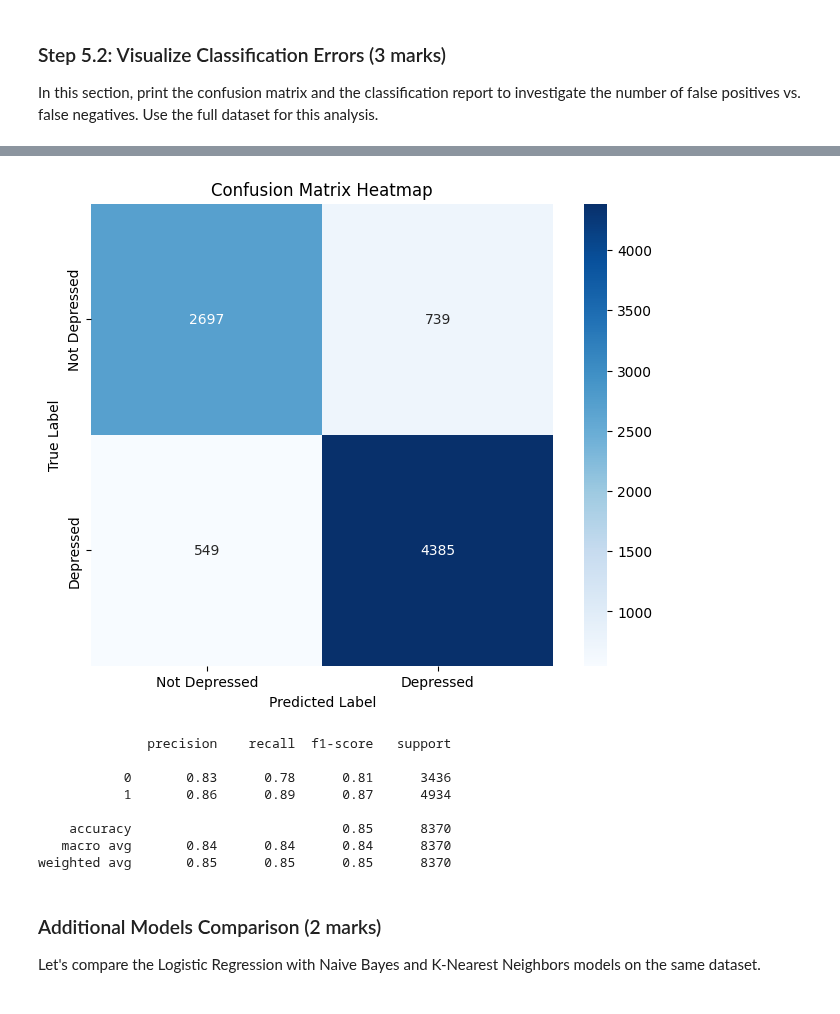
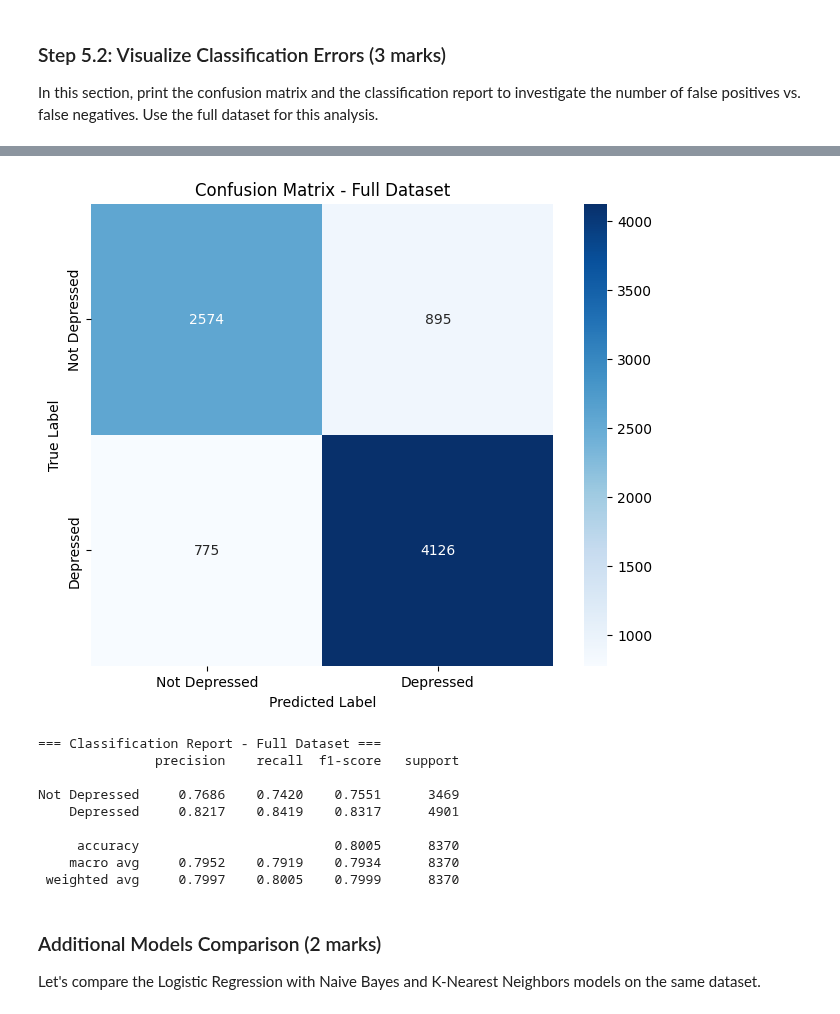
Before and after one commit to NazilaAbedini/ENGG680_2025_Fall, a Jupyter notebook: Lab_Assignment2/Assignment2_Upload.ipynb, the cells around one changed output, grey strips where cells are left out. Saved outputs shown, nothing was run; the diff lists cells and outputs as text; code cells hidden in the pictures.

```diff
--- a/Lab_Assignment2/Assignment2_Upload.ipynb
+++ b/Lab_Assignment2/Assignment2_Upload.ipynb
@@ -1071,3 +1076,21 @@ print(y_small.size)
     - `X` and `y` (1 mark)
     - Only first two columns of `X` and `y` (1 mark)
     - `X_small` and `y_small` (1 mark)
+# %%
+from sklearn.linear_model import LogisticRegression
+
+# Instantiate model
+model = LogisticRegression(max_iter=2000)
+
+# 1. Train on X and y
+model.fit(X, y)
+print("Accuracy (X, y):", model.score(X, y))
+
+# 2. Train on first two columns of X and y
+X_two = X.iloc[:, :2]
+model.fit(X_two, y)
+print("Accuracy (first two columns):", model.score(X_two, y))
+
+# 3. Train on X_small and y_small
+model.fit(X_small, y_small)
+print("Accuracy (X_small, y_small):", model.score(X_small, y_small))
@@ -1180,41 +1298,42 @@ y_pred_full = model.predict(X_test_full)
 # %%
 from sklearn.metrics import confusion_matrix
+# Calculate confusion matrix: confusion_matrix()
+# (1 marks)
+conf_mat = confusion_matrix(y_test, y_test_pred)
 
-# Calculate confusion matrix: confusion_matrix()
-# (1 mark)
-conf_mat = confusion_matrix(y_test_full, y_pred_full)
 
 # Print confusion matrix using a heatmap: sns.heatmap()
 plt.figure(figsize=(8, 6))
 sns.heatmap(conf_mat,
-            xticklabels=['Not Depressed', 'Depressed'],
-            yticklabels=['Not Depressed', 'Depressed'],
-            square=True,
-            annot=True,
-            cbar=True,
-            fmt='d',
-            cmap='Blues')
-
-plt.xlabel('Predicted Label')
-plt.ylabel('True Label')
-plt.title('Confusion Matrix Heatmap')
+           xticklabels=['Not Depressed', 'Depressed'],
+           yticklabels=['Not Depressed', 'Depressed'],
+           square=True,
+           annot=True,
+           cbar=True,
+           fmt='d',
+           cmap='Blues')
+plt.xlabel('Predicted Label'   )
+plt.ylabel( 'True Label'  )
+plt.title('Confusion Matrix - Full Dataset')
 plt.show()
 # %% [output]
-[figure, old version]
+[figure, new version]
 # %%
 from sklearn.metrics import classification_report
 # Print classification report: classification_report()
 # (1 marks)
-print(classification_report(y_test_full, y_pred_full))
+print("\n=== Classification Report - Full Dataset ===")
+print(classification_report(y_test, y_test_pred, target_names=['Not Depressed', 'Depressed'], digits=4))
 # %% [output]
-              precision    recall  f1-score   support
+=== Classification Report - Full Dataset ===
+               precision    recall  f1-score   support
 
-           0       0.83      0.78      0.81      3436
-           1       0.86      0.89      0.87      4934
+Not Depressed     0.7686    0.7420    0.7551      3469
+    Depressed     0.8217    0.8419    0.8317      4901
 
-    accuracy                           0.85      8370
-   macro avg       0.84      0.84      0.84      8370
-weighted avg       0.85      0.85      0.85      8370
+     accuracy                         0.8005      8370
+    macro avg     0.7952    0.7919    0.7934      8370
+ weighted avg     0.7997    0.8005    0.7999      8370
 # %% [markdown]
 ### Additional Models Comparison (2 marks)
 
```
Also changed, not shown: parts of 8 cells of this notebook.
